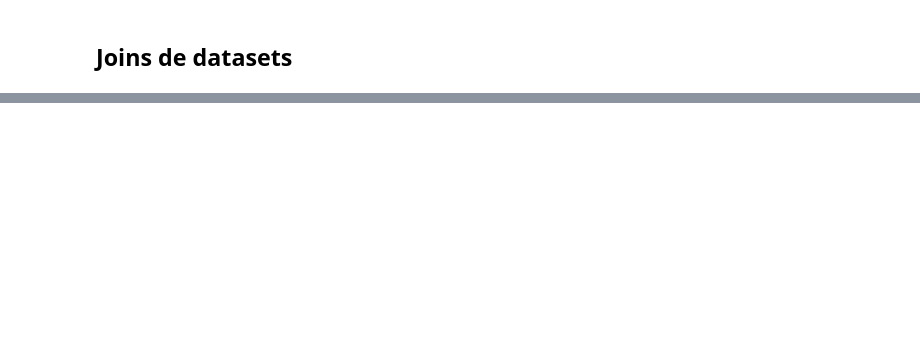
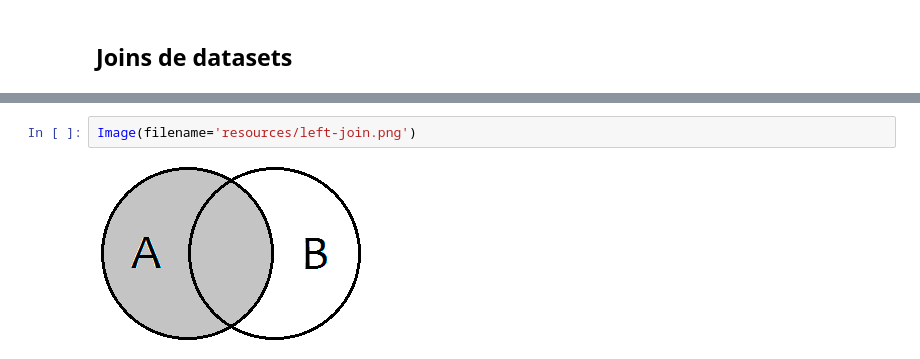
Before and after one commit to ososuna/python-ml, a Jupyter notebook: notebooks/T2 - 4 - Data Cleaning - Concatenación de datos.ipynb, the cells around one changed output, grey strips where cells are left out. Drawn from its saved outputs; the diff is of its cells as text; blank space fills up the shorter version.

```diff
--- a/notebooks/T2 - 4 - Data Cleaning - Concatenación de datos.ipynb
+++ b/notebooks/T2 - 4 - Data Cleaning - Concatenación de datos.ipynb
@@ -165,0 +320,4 @@ plt.hist(data)
+# %%
+Image(filename='resources/left-join.png')
+# %% [output]
+[figure, added]
```
Also changed, not shown: parts of 35 cells of this notebook.
